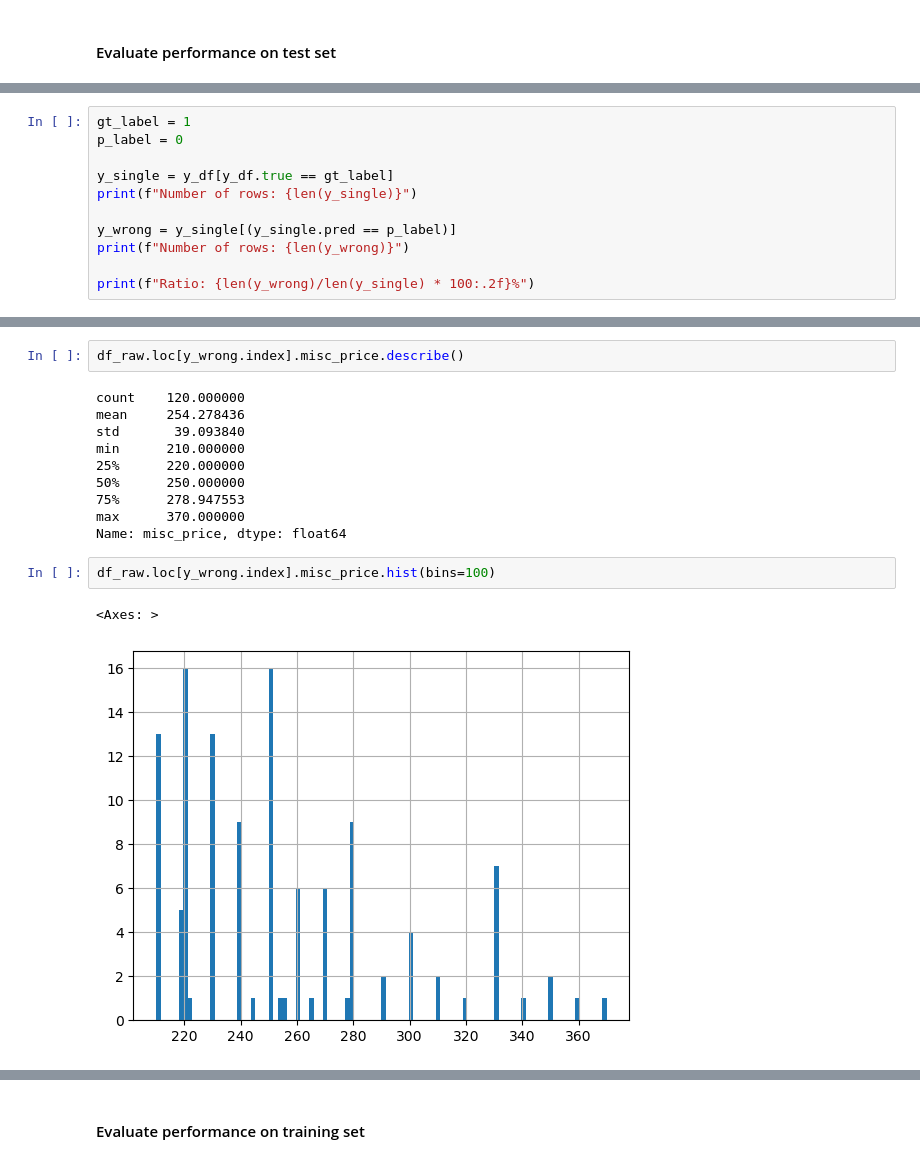
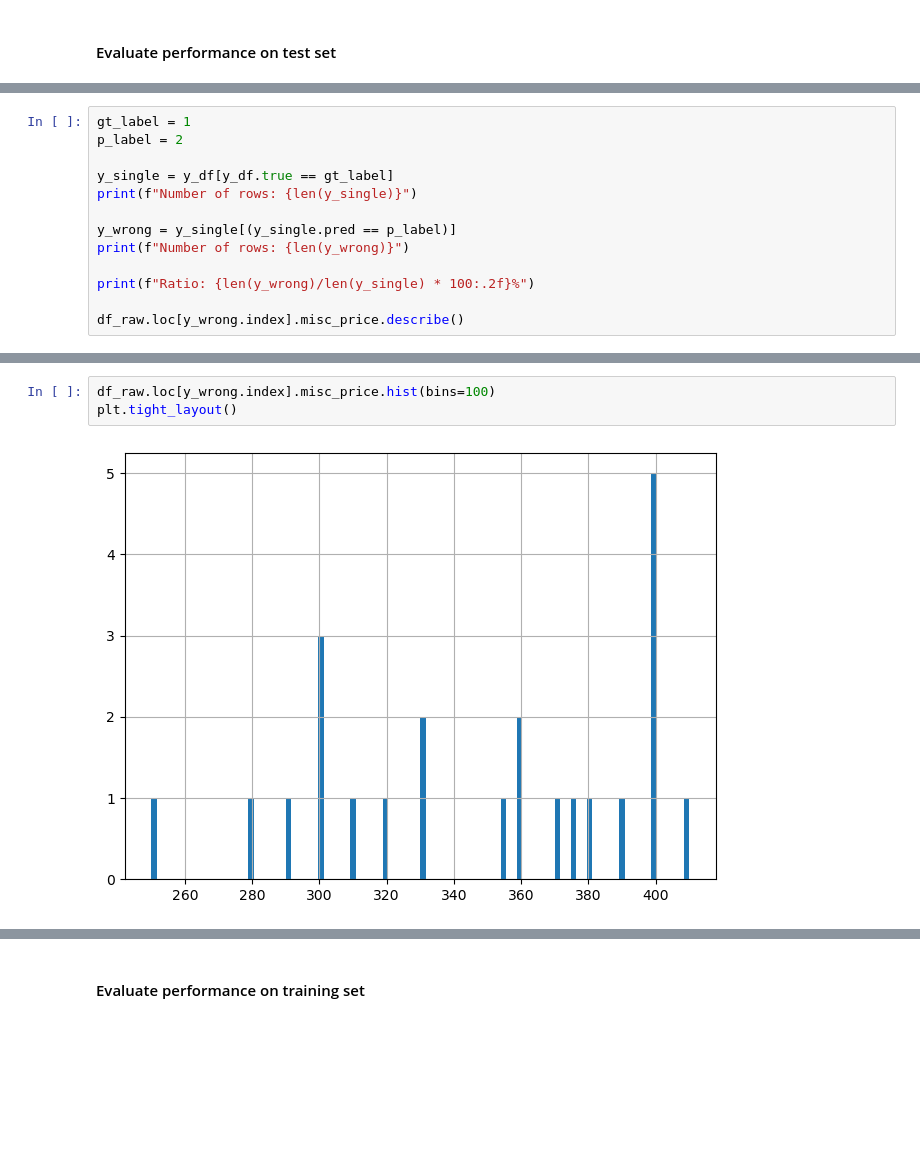
Before and after one commit to Valendrew/counterfactual-explanations, a Jupyter notebook: model_optimization.ipynb, the cells around one changed output, grey strips where cells are left out. Drawn from its saved outputs; the diff is of its cells as text; blank space fills up the shorter version.

```diff
--- a/model_optimization.ipynb
+++ b/model_optimization.ipynb
@@ -347,7 +441,7 @@ df_raw.head(n=3)
 y_df = pd.DataFrame({"true": y_test, "pred": y_pred}, dtype=int, index=X_test.index)
 # %%
 gt_label = 1
-p_label = 0
+p_label = 2
 
 y_single = y_df[y_df.true == gt_label]
 print(f"Number of rows: {len(y_single)}")
@@ -356,4 +450,6 @@ y_wrong = y_single[(y_single.pred == p_label)]
 print(f"Number of rows: {len(y_wrong)}")
 
 print(f"Ratio: {len(y_wrong)/len(y_single) * 100:.2f}%")
+
+df_raw.loc[y_wrong.index].misc_price.describe()
 # %% [output]
@@ -363,20 +468,8 @@ Ratio: 20.24%
 # %%
-df_raw.loc[y_wrong.index].misc_price.describe()
+df_raw.loc[y_wrong.index].misc_price.hist(bins=100)
+plt.tight_layout()
 # %% [output]
-count    120.000000
-mean     254.278436
-std       39.093840
-min      210.000000
-25%      220.000000
-50%      250.000000
-75%      278.947553
-max      370.000000
-Name: misc_price, dtype: float64
+[figure, added]
-# %%
-df_raw.loc[y_wrong.index].misc_price.hist(bins=100)
-# %% [output]
-<Axes: >
-[figure, removed]
 # %%
 tmp_df = df_raw.loc[y_wrong.index]
 # tmp_df[tmp_df.misc_price < 220].launch_announced.value_counts()
```
Also changed, not shown: parts of 28 cells of this notebook, 7 other files.
